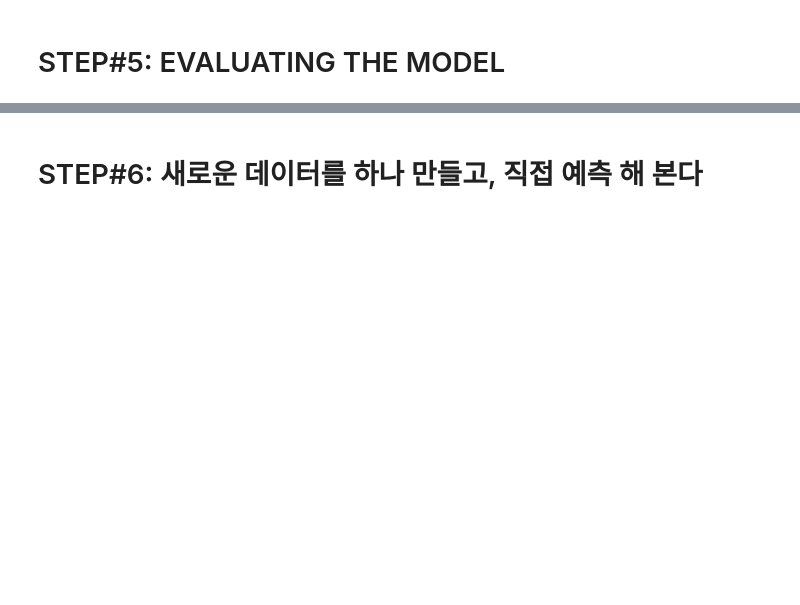
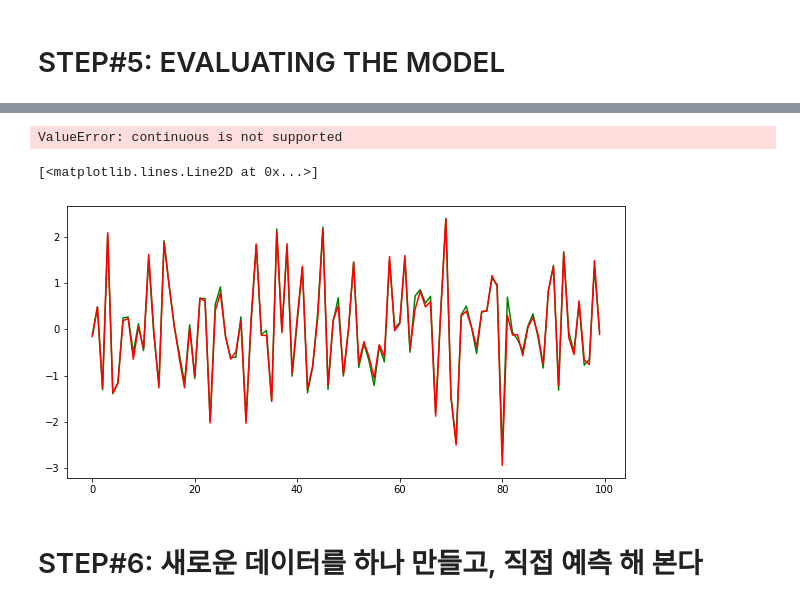
Before and after one commit to twistyang/python_sun, a Jupyter notebook: part10/2.a. Car Purchase Amount Predictions Using ANNs.ipynb, the cells around one changed output, grey strips where cells are left out. Drawn from its saved outputs; the diff is of its cells as text; code cells hidden in the pictures; blank space fills up the shorter version.

```diff
--- a/part10/2.a. Car Purchase Amount Predictions Using ANNs.ipynb
+++ b/part10/2.a. Car Purchase Amount Predictions Using ANNs.ipynb
@@ -38,0 +257,2 @@ import seaborn as sns
+# %%
+y_pred = regressor.predict(X_test)
@@ -39,2 +281,13 @@ import seaborn as sns
+# %%
+cm = confusion_matrix(y_test, y_pred)
+# %% [output]
+ValueError: continuous is not supported
+# %%
+plt.figure(figsize=(10,5))
+plt.plot(y_pred, c='g')
+plt.plot(y_test, c='r')
+# %% [output]
+[<matplotlib.lines.Line2D at 0x...>]
+[figure, added]
 # %% [markdown]
 # STEP#6: 새로운 데이터를 하나 만들고, 직접 예측 해 본다
```
Also changed, not shown: parts of 47 cells of this notebook, 1 other file.
